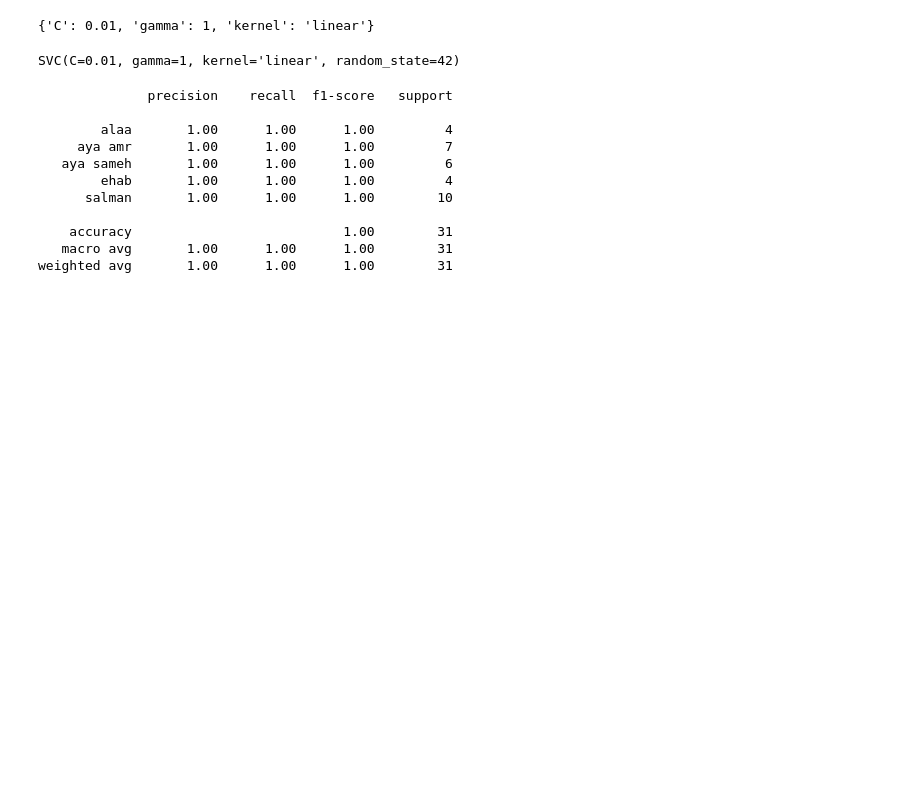
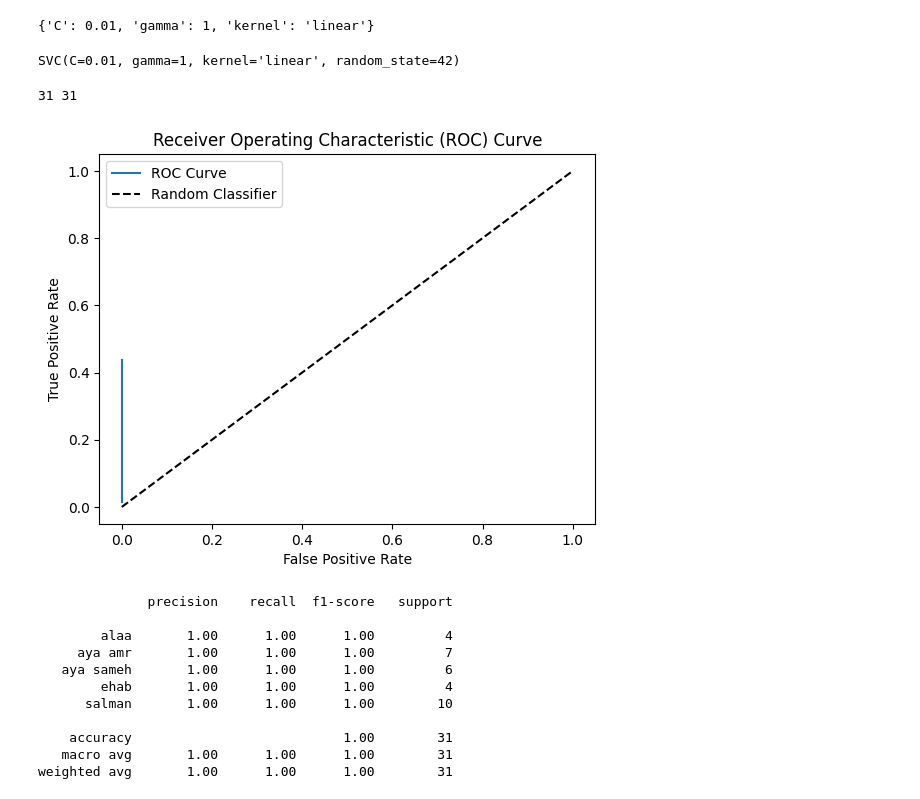
Before and after one commit to alaayasser01/Face-Recognition-System, a Jupyter notebook: recognition_model.ipynb, the cells around one changed output. Saved outputs shown, nothing was run; the diff lists cells and outputs as text; code cells hidden in the pictures; blank space fills up the shorter version.

```diff
--- a/recognition_model.ipynb
+++ b/recognition_model.ipynb
@@ -161,3 +201,23 @@ SVC(C=0.01, gamma=1, kernel='linear', random_state=42)
+# %%
+y_pred = final_model.predict(X_test)
+y_scores = final_model.decision_function(X_test)
+
+y_true = np.array(y_test)
+y_scores = np.array(y_scores)
+
+print(len(y_true), len(y_scores))
+# %% [output]
+31 31
+# %%
+from sklearn.preprocessing import LabelEncoder
+
+label_encoder = LabelEncoder()
+y_true_binary = label_encoder.fit_transform(y_true)
+
+draw_roc_curve(y_true_binary, y_scores)
+# print((y_true_binary), (y_true))
+# %% [output]
+[figure, added]
 # %%
 from sklearn.metrics import classification_report
 # %%
```
Also changed, not shown: parts of 1 cell of this notebook, 34 other files.
